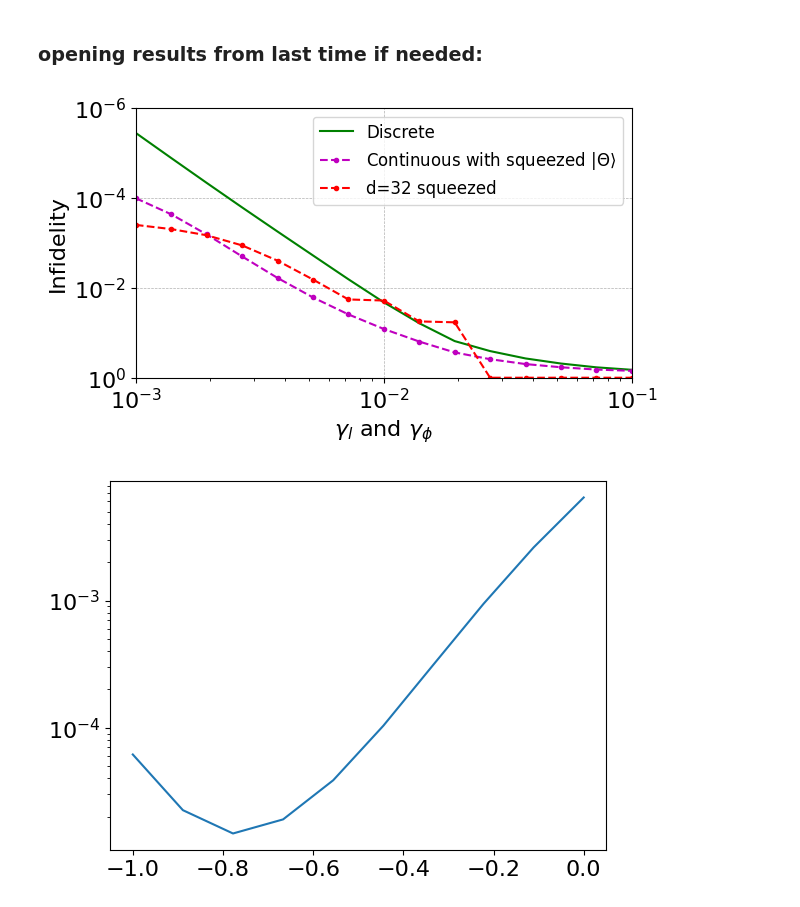
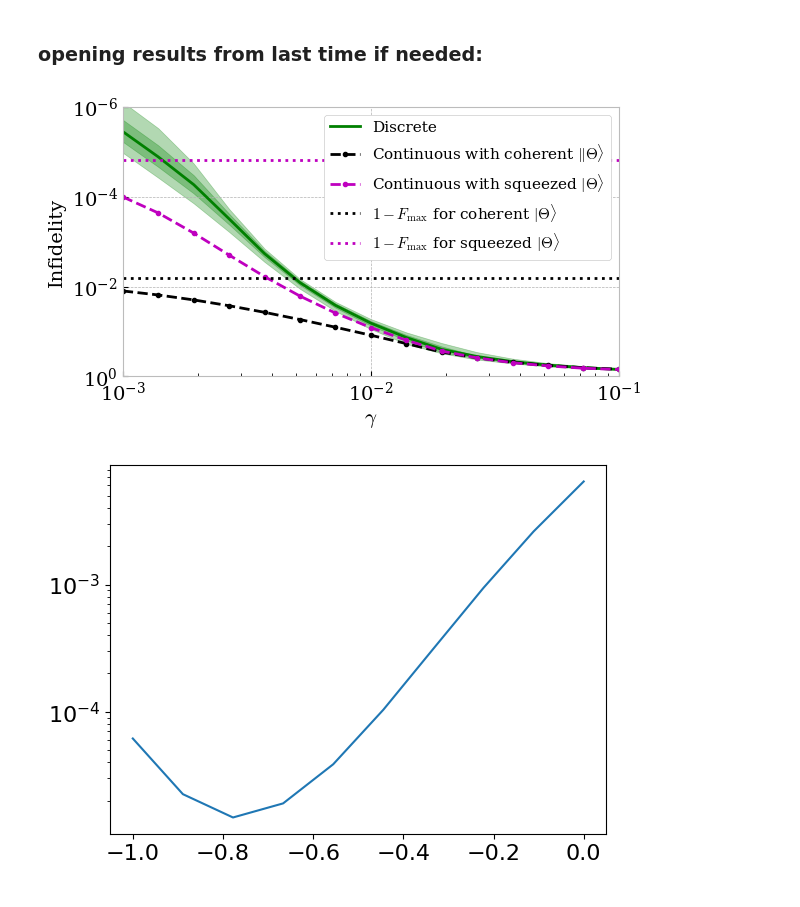
Before and after one commit to RosenblumLab/BosonicEntanglementDistillation, a Jupyter notebook: continuous_plots.ipynb, the cells around one changed output. Drawn from its saved outputs; the diff is of its cells as text; code cells hidden in the pictures.

```diff
--- a/continuous_plots.ipynb
+++ b/continuous_plots.ipynb
@@ -60,7 +61,7 @@ m_c = 4
 
 process_count = 20  # mp.cpu_count()-9
 
-simulation16 = DiscreteSimulation(32, m_i,m_c, alpha=alpha )
+simulation16 = DiscreteSimulation(d, m_i,m_c, alpha=alpha )
 
 with mp.Pool(process_count) as pool:
     fid_prob_list = pool.starmap(simulation16.average_fidelity, zip(list(gamma_list),list(gamma_ratio*gamma_list), [fidelity_cut] * len(gamma_list)))
@@ -71,7 +72,7 @@ m_c = 8
 
 process_count = 20  # mp.cpu_count()-9
 
-simulation16 = DiscreteSimulation(32, m_i,m_c, alpha=alpha )
+simulation16 = DiscreteSimulation(d, m_i,m_c, alpha=alpha )
 
 with mp.Pool(process_count) as pool:
     fid_prob_list = pool.starmap(simulation16.average_fidelity, zip(list(gamma_list),list(gamma_ratio*gamma_list), [fidelity_cut] * len(gamma_list)))
@@ -347,8 +406,8 @@ with open(f'results/{date.today()},simRes{m_c=},{alpha=},{squeezed=}.pkl', 'wb')
 m_c = 8
 n = 8
 N = 200
-alpha = 8
-d=32
+alpha = 7
+d=16
 proObj = ContinuousProtocol(coherent(N,alpha),res=d,m_i=m_i, m_c=8)
 limit = (coherent(N,alpha).dag() * proObj._create_phase_parity_measurement(1) * coherent(N,alpha)).full()[0][0]
 
@@ -382,14 +433,14 @@ plot_wigner(proObj._create_phase_parity_measurement(1), alpha_max=20)
 # %% [markdown]
 ### opening results from last time if needed:
 # %%
-with open("results/2023-08-31,simResm_c=8,alpha=10.pkl", 'rb') as file:
+with open("results/2024-03-31,simResm_c=8,alpha=7,N=200.pkl", 'rb') as file:
     contsimres = dill.load(file)
 fid_prob_list = contsimres.fid_prob_list
 
 fid_list_con8 = [tup[0] for tup in fid_prob_list]
 prob_list_con8 = [tup[1] for tup in fid_prob_list]
 
-with open("results/2023-10-03,simResm_c=8,alpha=10,squeezed=-1,2.pkl", 'rb') as file:
+with open("results/2024-03-31,simResm_c=8,alpha=7,squeezed=-0.8,N=200.pkl", 'rb') as file:
     contsimres = dill.load(file)
 fid_prob_list = contsimres.fid_prob_list
 
@@ -397,35 +448,51 @@ fid_list_con8_sq = [tup[0] for tup in fid_prob_list]
 # %%
 plt.figure(dpi=100, figsize = (6.4,3.5))
 
-plt.rcParams['font.size'] = 16
+mpl.rcParams['text.usetex'] = False
+
+# Correctly setting the LaTeX preamble
+# This tells Matplotlib to use LaTeX and include the amsmath package.
+mpl.rcParams['text.latex.preamble'] = r'\usepackage{amsmath}'
+mpl.rcParams['font.family'] = 'DejaVu Serif'
+plt.style.use('bmh')
+mpl.rcParams["axes.facecolor"] = "w"
+
+plt.rcParams['font.size'] = 14
+mpl.rc('xtick', labelsize=14)
+mpl.rc('ytick', labelsize=14)
 
 # plt.loglog(gamma_list,1-np.array(fid_list164), 'b.-', label="$m_c=4$ discrete")
 plt.loglog(gamma_list,1-np.array(fid_list168), 'g-', label="Discrete")
+# plt.loglog(gamma_list,1-np.array(fid_list168_minus), 'g:')
+# plt.loglog(gamma_list,1-np.array(fid_list168_plus), 'g:')
 # plt.loglog(gamma_list,1-np.array(fid_list_con4), 'c.--', label="$m_c=4$ continuous")
-# plt.loglog(gamma_list,1-np.array(fid_list_con8), 'k.--', label="Continuous with coherent $\|\\Theta\\rangle$")
+plt.loglog(gamma_list,1-np.array(fid_list_con8), 'k.--', label="Continuous with coherent $\|\\Theta\\rangle$")
 # plt.loglog(gamma_list,1-np.array(fid_list_con8), 'k.--', label="Continuous with coherent $|\\Theta\\rangle$")
 plt.loglog(gamma_list,1-np.array(fid_list_con8_sq), 'm.--', label="Continuous with squeezed $|\\Theta\\rangle$")
-plt.loglog(gamma_list,1-np.array(fid_list_con8_sq_cut), 'r.--', label="d=32 squeezed")
+# plt.loglog(gamma_list,1-np.array(fid_list_con8_sq_cut), 'r.--', label="d=32 squeezed")
 
+plt.fill_between(gamma_list, 1 - np.array(fid_list168_minus), 1 - np.array(fid_list168_plus), color='g', alpha=0.3)
+plt.fill_between(gamma_list, 1 - np.array(fid_list168_minus_sq), 1 - np.array(fid_list168_plus_sq), color='g', alpha=0.3)
 
-# plt.axhline(limit, color = 'k', linestyle = ':', label="$\\delta$ for coherent $|\\Theta\\rangle$")
-# plt.axhline(limit_sq, color = 'm', linestyle = ':', label="$\\delta$ for squeezed $|\\Theta\\rangle$")
+plt.axhline(limit, color = 'k', linestyle = ':', label="$1-F_{\\mathrm{max}}$ for coherent $|\\Theta\\rangle$")
+plt.axhline(limit_sq, color = 'm', linestyle = ':', label="$1-F_{\\mathrm{max}}$ for squeezed $|\\Theta\\rangle$")
 
 # plt.title("Infidelity with trivial protocol and with our protocol. d = 16, m_i = 4, m_c=4")
-plt.xlabel(f"$\\gamma_l$ and $\\gamma_\\phi$")  # decay and 1/{gamma_ratio}
-plt.ylabel("Infidelity")
+plt.xlabel(f"$\\gamma$", fontsize=15)  # decay and 1/{gamma_ratio}
+plt.ylabel("Infidelity", fontsize=14)
 plt.ylim([1,1e-6])
 # plt.xlim([1e-2,1e-1])
-plt.legend(prop={'size': 12})
+plt.legend(prop={'size': 11}, framealpha=1)
 # plt.title(f"${d=},{m_i=}, \\alpha={alpha} $")
 # plt.gca().invert_yaxis()
 plt.grid(linestyle = '--', linewidth = 0.5)
 plt.xlim([1e-3,1e-1])
 
+plt.savefig('plots/continuous_vs_discrete_alpha=7.svg', bbox_inches='tight')
 plt.savefig('plots/continuous_vs_discrete_alpha=7.pdf', bbox_inches='tight')
 plt.show()
 # %% [output]
-[figure, old version]
+[figure, new version]
 # %%
 import dill
 
```
Also changed, not shown: parts of 10 cells of this notebook, 3 other files.
